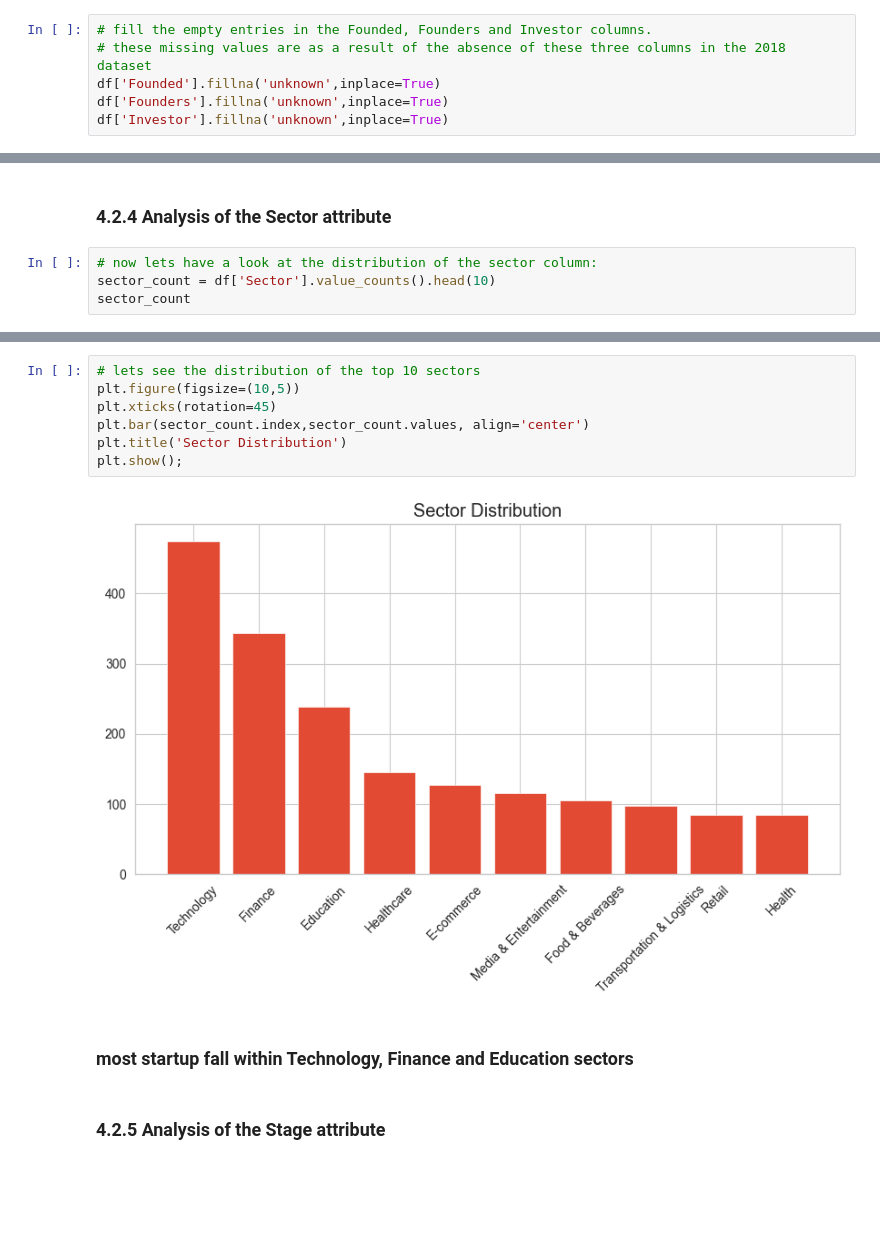
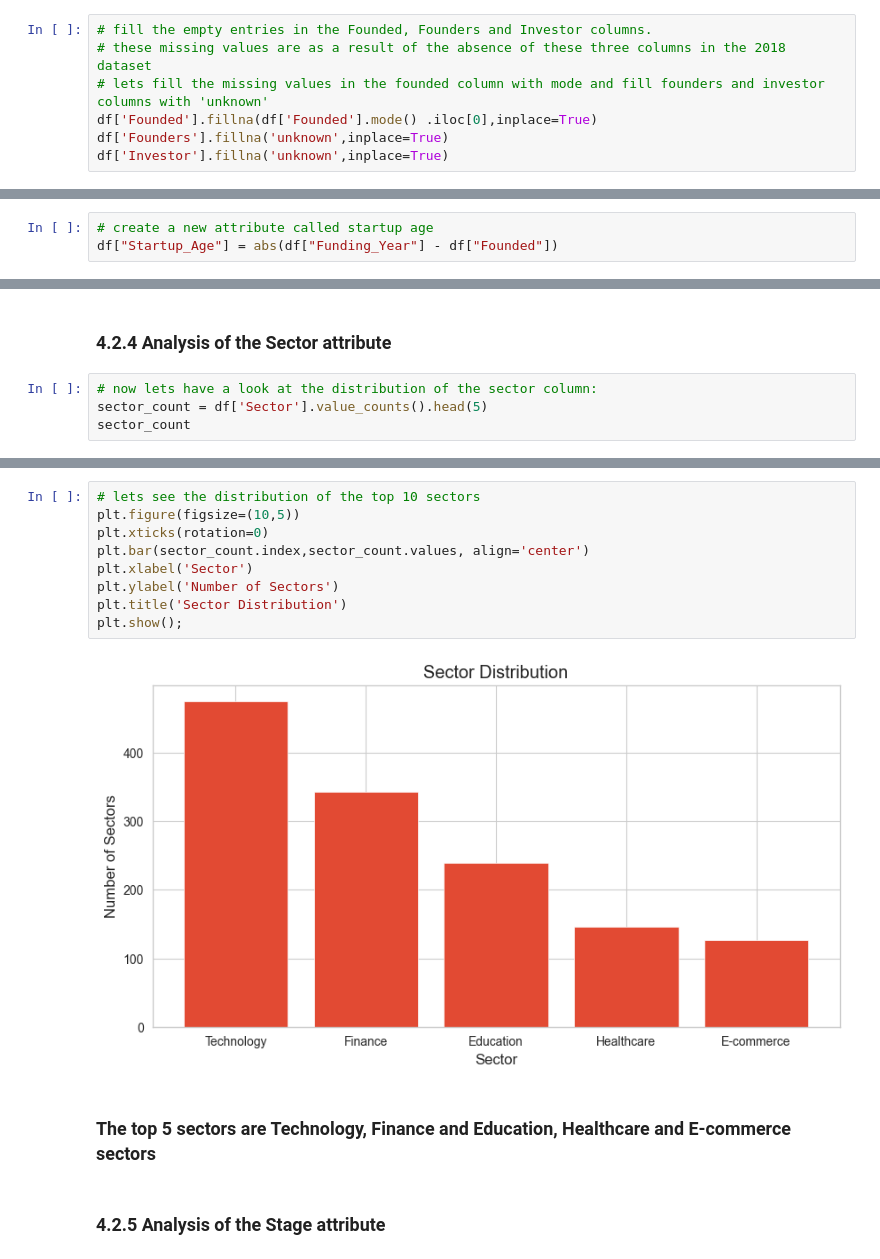
Before and after one commit to phinmaiyo/India-startup-ecosytem-analysis, a Jupyter notebook: LP1 data cleaning.ipynb, the cells around one changed output, grey strips where cells are left out. Cells and saved outputs as stored; diff of their text form; blank space fills up the shorter version.

```diff
--- a/LP1 data cleaning.ipynb
+++ b/LP1 data cleaning.ipynb
@@ -1041,7 +1048,8 @@ memory usage: 200.4+ KB
 # %%
 # fill the empty entries in the Founded, Founders and Investor columns.
 # these missing values are as a result of the absence of these three columns in the 2018 dataset
-df['Founded'].fillna('unknown',inplace=True)
+# lets fill the missing values in the founded column with mode and fill founders and investor columns with 'unknown'
+df['Founded'].fillna(df['Founded'].mode() .iloc[0],inplace=True)
 df['Founders'].fillna('unknown',inplace=True)
 df['Investor'].fillna('unknown',inplace=True)
 # %%
@@ -1181,3 +1193,6 @@ df.shape
+# %%
+# create a new attribute called startup age
+df["Startup_Age"] = abs(df["Funding_Year"] - df["Founded"])
 # %% [markdown]
 ## 4. Modeling
 ## 4.1 VISUALIZATION
@@ -1305,7 +1322,7 @@ plt.show();
 ### 4.2.4 Analysis of the Sector attribute
 # %%
 # now lets have a look at the distribution of the sector column:
-sector_count = df['Sector'].value_counts().head(10)
+sector_count = df['Sector'].value_counts().head(5)
 sector_count
 # %% [output]
 Sector
@@ -1323,13 +1335,15 @@ Name: count, dtype: int64
 # %%
 # lets see the distribution of the top 10 sectors
 plt.figure(figsize=(10,5))
-plt.xticks(rotation=45)
+plt.xticks(rotation=0)
 plt.bar(sector_count.index,sector_count.values, align='center')
+plt.xlabel('Sector')
+plt.ylabel('Number of Sectors')
 plt.title('Sector Distribution')
 plt.show();
 # %% [output]
-[figure, old version]
+[figure, new version]
 # %% [markdown]
-### most startup fall within Technology, Finance and Education sectors
+### The top 5 sectors are Technology, Finance and Education, Healthcare and E-commerce sectors
 # %% [markdown]
 ### 4.2.5 Analysis of the Stage attribute
```
Also changed, not shown: parts of 53 cells of this notebook, 2 other files.
